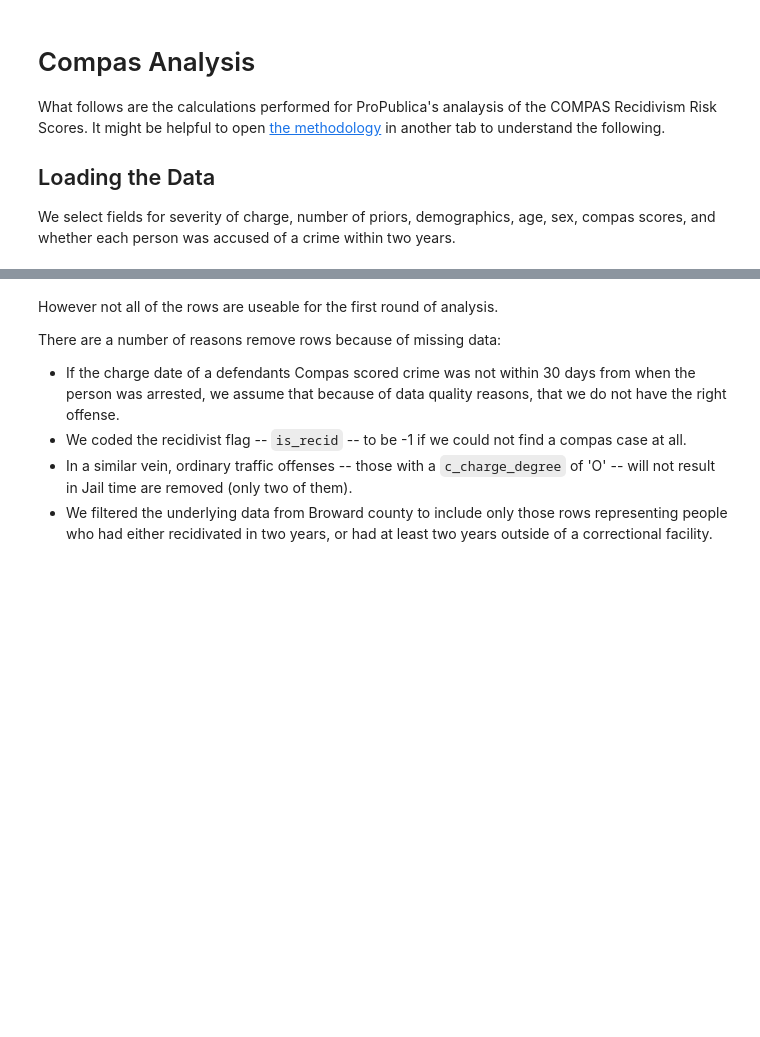
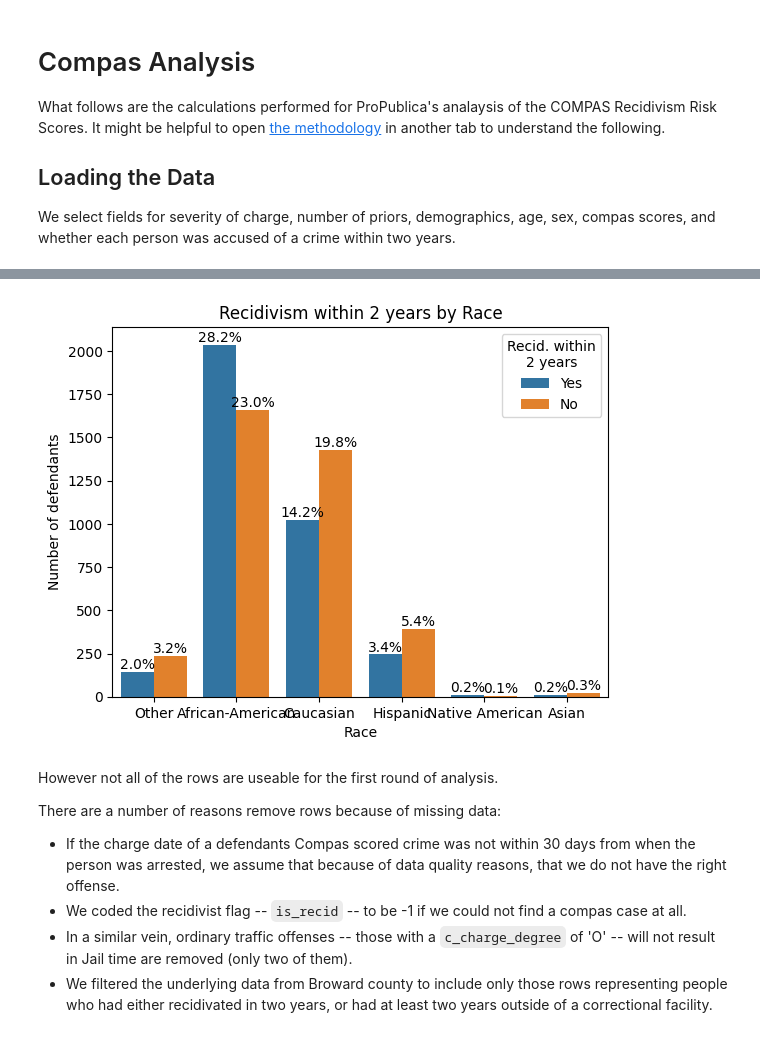
Before and after one commit to saramaggie/fair-synthetic-data-gen, a Jupyter notebook: Compas Analysis.ipynb, the cells around one changed output, grey strips where cells are left out. Drawn from its saved outputs; the diff is of its cells as text; code cells hidden in the pictures; blank space fills up the shorter version.

```diff
--- a/Compas Analysis.ipynb
+++ b/Compas Analysis.ipynb
@@ -97,3 +101,7 @@ memory usage: 2.0 MB
+# %%
+plot_recid_by("race")
+# %% [output]
+[figure, added]
 # %% [markdown]
 However not all of the rows are useable for the first round of analysis.
 
```
Also changed, not shown: parts of 11 cells of this notebook, 1 other file.
